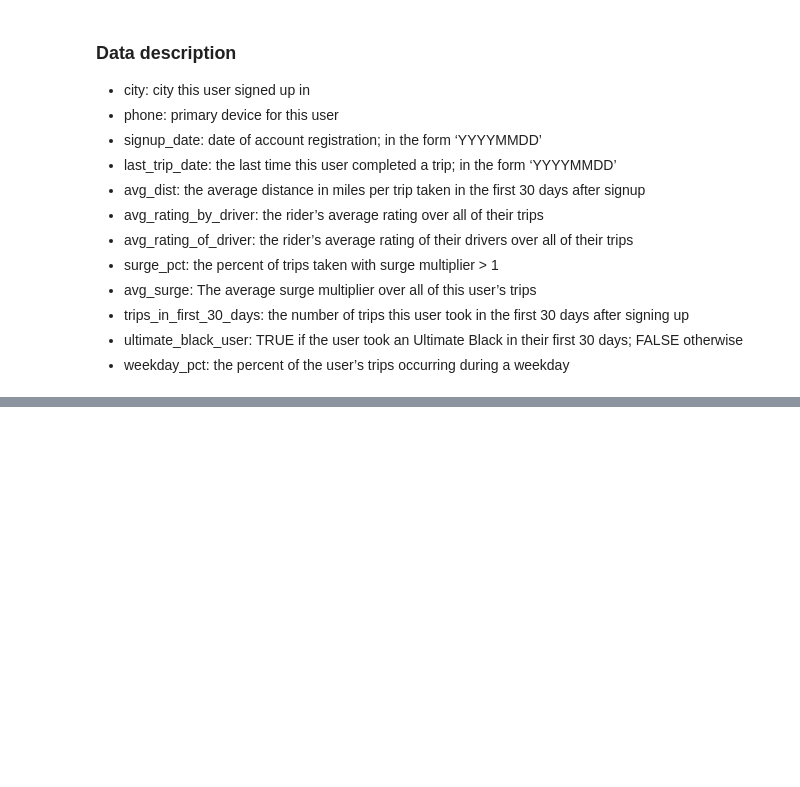
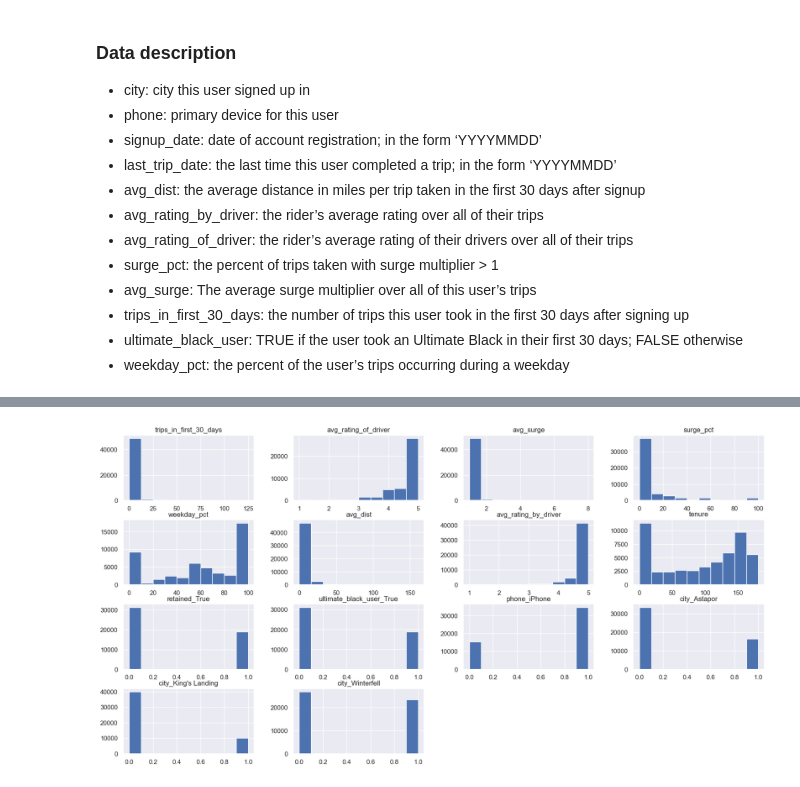
Before and after one commit to lmgaines30/kentucky-blue, a Jupyter notebook: ultimate_challenge/Ultimate_data_science_challenge_nb.ipynb, the cells around one changed output, grey strips where cells are left out. Cells and saved outputs as stored; diff of their text form; code cells hidden in the pictures; blank space fills up the shorter version.

```diff
--- a/ultimate_challenge/Ultimate_data_science_challenge_nb.ipynb
+++ b/ultimate_challenge/Ultimate_data_science_challenge_nb.ipynb
@@ -247,0 +420,6 @@ dataset when you have finished with the challenge.
+# %%
+#plot histograms of the numerical features
+df2.hist(figsize=(20,10))
+plt.show()
+# %% [output]
+[figure, added]
```
Also changed, not shown: parts of 37 cells of this notebook.
